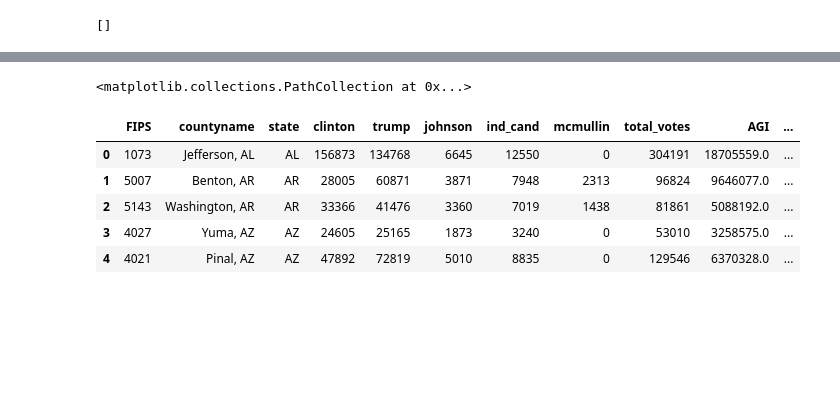
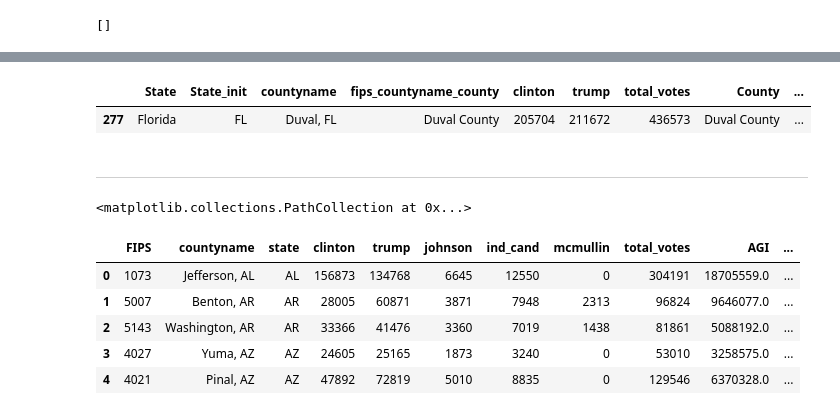
Before and after one commit to austinbrian/sheriffs, a Jupyter notebook: notebooks/Unauthorized_population.ipynb, the cells around one changed output, grey strips where cells are left out. Drawn from its saved outputs; the diff is of its cells as text; code cells hidden in the pictures; blank space fills up the shorter version.

```diff
--- a/notebooks/Unauthorized_population.ipynb
+++ b/notebooks/Unauthorized_population.ipynb
@@ -773,3 +813,11 @@ graph_elex_18(detained_num=100, save=True)
+# %%
+statecountyimm[(statecountyimm.State_init=='FL') &
+               (statecountyimm.countyname == "Duval, FL")].head()
+# %% [output]
+|  | State | State_init | countyname | fips_countyname_county | clinton | trump | total_votes | County | ... |
+| 277 | Florida | FL | Duval, FL | Duval County | 205704 | 211672 | 436573 | Duval County | ... |
+# %% [markdown]
+------
 # %%
 sct
 # %% [output]
```
Also changed, not shown: parts of 8 cells of this notebook, 7 other files.
